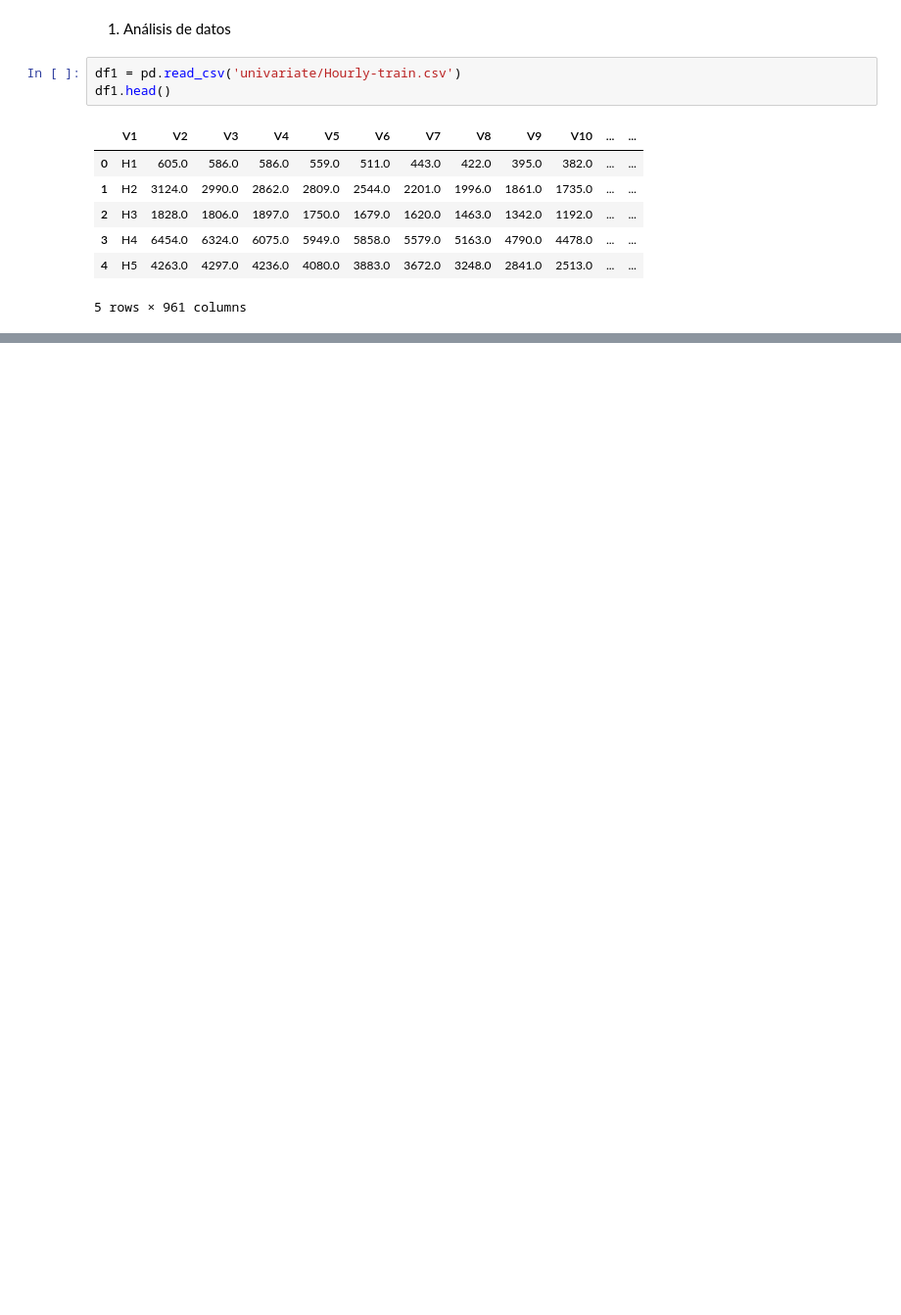
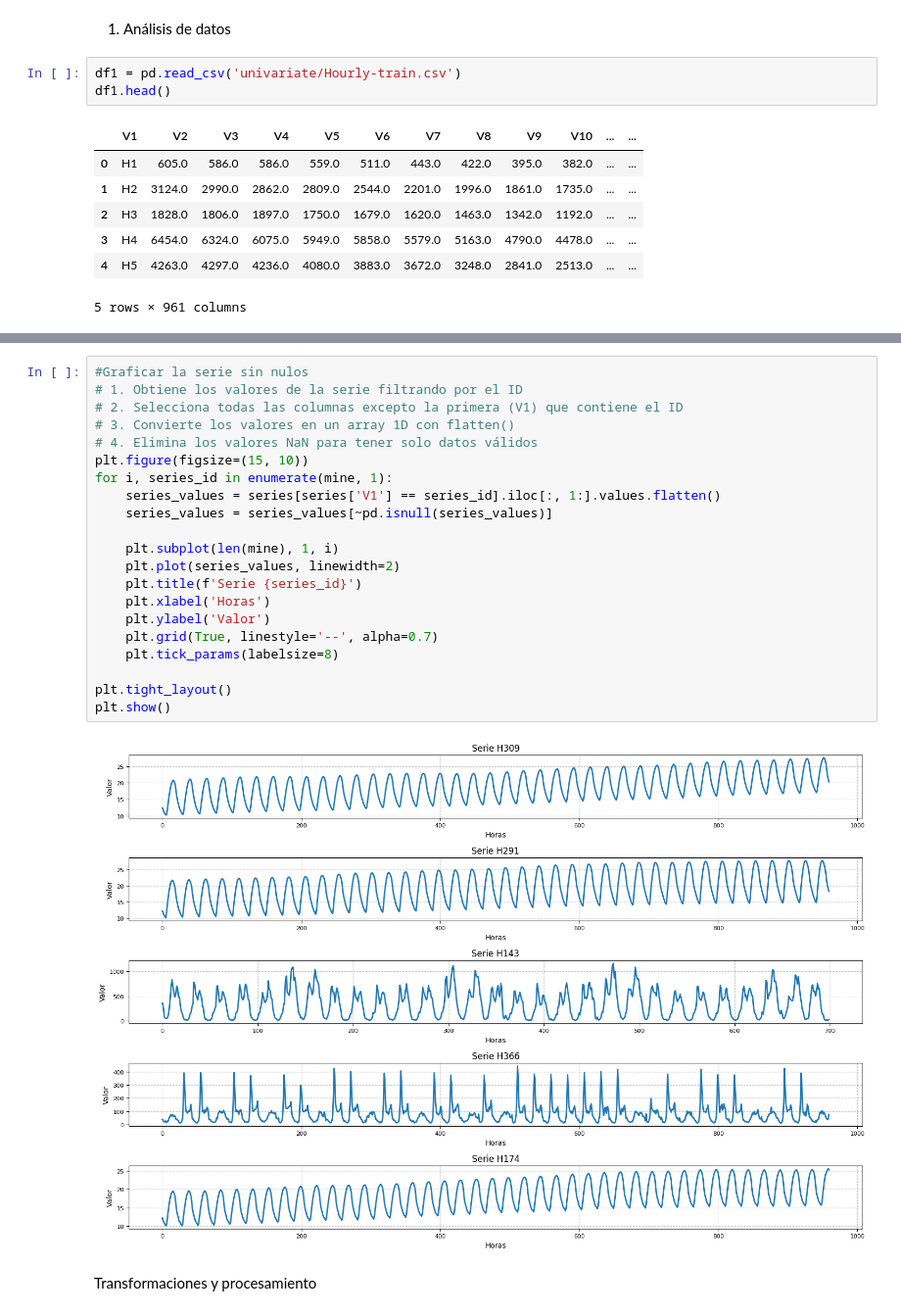
Before and after one commit to Maria-Paula-PR/SeriesTemporales_RedesNeuronales, a Jupyter notebook: Examen2_Tema2.ipynb, the cells around one changed output, grey strips where cells are left out. Shown at 98% size. Saved outputs shown, nothing was run; the diff lists cells and outputs as text; blank space fills up the shorter version.

```diff
--- a/Examen2_Tema2.ipynb
+++ b/Examen2_Tema2.ipynb
@@ -196,0 +247,25 @@ Name: V309, Length: 414, dtype: float64
+# %%
+#Graficar la serie sin nulos
+# 1. Obtiene los valores de la serie filtrando por el ID
+# 2. Selecciona todas las columnas excepto la primera (V1) que contiene el ID
+# 3. Convierte los valores en un array 1D con flatten()
+# 4. Elimina los valores NaN para tener solo datos válidos
+plt.figure(figsize=(15, 10))
+for i, series_id in enumerate(mine, 1):
+    series_values = series[series['V1'] == series_id].iloc[:, 1:].values.flatten()
+    series_values = series_values[~pd.isnull(series_values)]
+
+    plt.subplot(len(mine), 1, i)
+    plt.plot(series_values, linewidth=2)
+    plt.title(f'Serie {series_id}')
+    plt.xlabel('Horas')
+    plt.ylabel('Valor')
+    plt.grid(True, linestyle='--', alpha=0.7)
+    plt.tick_params(labelsize=8)
+
+plt.tight_layout()
+plt.show()
+# %% [output]
+[figure, added]
+# %% [markdown]
+Transformaciones y procesamiento
```
Also changed, not shown: parts of 11 cells of this notebook.
